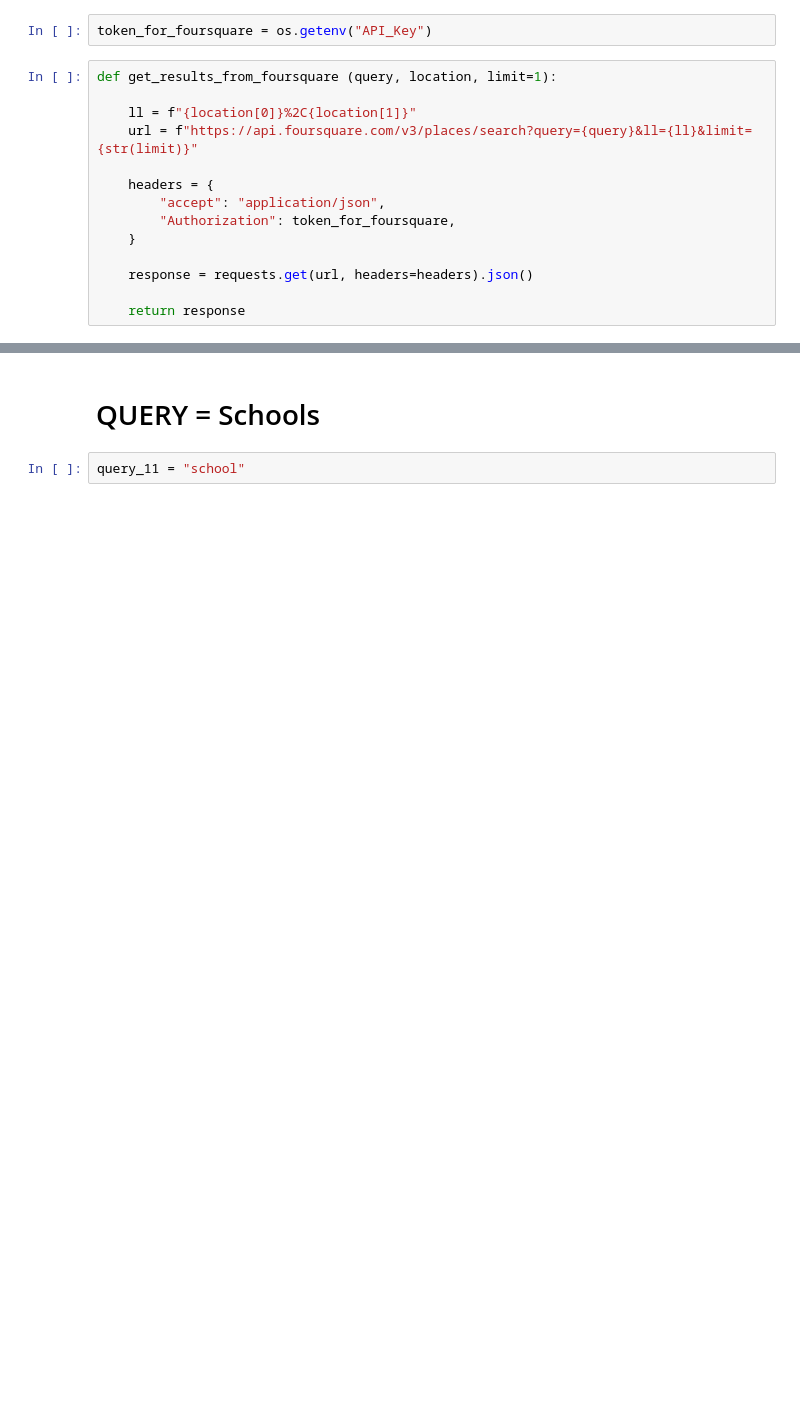
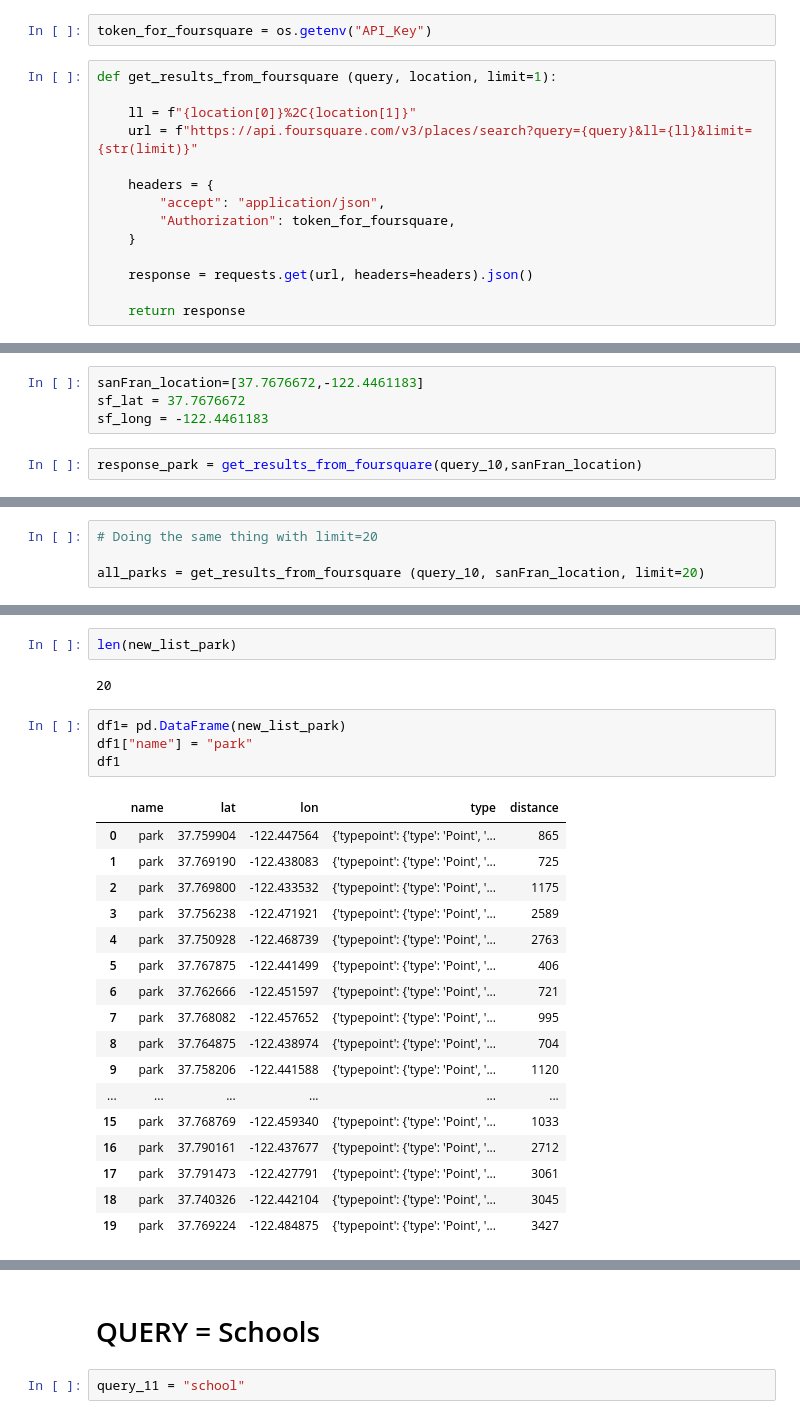
Before and after one commit to jmedina237/project3_GEO, a Jupyter notebook: project3_JOAQUIN.ipynb, the cells around one changed output, grey strips where cells are left out. Saved outputs shown, nothing was run; the diff lists cells and outputs as text; blank space fills up the shorter version.

```diff
--- a/project3_JOAQUIN.ipynb
+++ b/project3_JOAQUIN.ipynb
@@ -323,0 +442,6 @@ new_list_park[:1]
+# %%
+sanFran_location=[37.7676672,-122.4461183]
+sf_lat = 37.7676672
+sf_long = -122.4461183
+# %%
+response_park = get_results_from_foursquare(query_10,sanFran_location)
@@ -323,0 +465,4 @@ new_list_park[:1]
+# %%
+# Doing the same thing with limit=20
+
+all_parks = get_results_from_foursquare (query_10, sanFran_location, limit=20)
@@ -323,0 +494,26 @@ new_list_park[:1]
+# %%
+len(new_list_park)
+# %% [output]
+20
+# %%
+df1= pd.DataFrame(new_list_park)
+df1["name"] = "park"
+df1
+# %% [output]
+|  | name | lat | lon | type | distance |
+| 0 | park | 37.759904 | -122.447564 | {'typepoint': {'type': 'Point', '... | 865 |
+| 1 | park | 37.769190 | -122.438083 | {'typepoint': {'type': 'Point', '... | 725 |
+| 2 | park | 37.769800 | -122.433532 | {'typepoint': {'type': 'Point', '... | 1175 |
+| 3 | park | 37.756238 | -122.471921 | {'typepoint': {'type': 'Point', '... | 2589 |
+| 4 | park | 37.750928 | -122.468739 | {'typepoint': {'type': 'Point', '... | 2763 |
+| 5 | park | 37.767875 | -122.441499 | {'typepoint': {'type': 'Point', '... | 406 |
+| 6 | park | 37.762666 | -122.451597 | {'typepoint': {'type': 'Point', '... | 721 |
+| 7 | park | 37.768082 | -122.457652 | {'typepoint': {'type': 'Point', '... | 995 |
+| 8 | park | 37.764875 | -122.438974 | {'typepoint': {'type': 'Point', '... | 704 |
+| 9 | park | 37.758206 | -122.441588 | {'typepoint': {'type': 'Point', '... | 1120 |
+| ... | ... | ... | ... | ... | ... |
+| 15 | park | 37.768769 | -122.459340 | {'typepoint': {'type': 'Point', '... | 1033 |
+| 16 | park | 37.790161 | -122.437677 | {'typepoint': {'type': 'Point', '... | 2712 |
+| 17 | park | 37.791473 | -122.427791 | {'typepoint': {'type': 'Point', '... | 3061 |
+| 18 | park | 37.740326 | -122.442104 | {'typepoint': {'type': 'Point', '... | 3045 |
+| 19 | park | 37.769224 | -122.484875 | {'typepoint': {'type': 'Point', '... | 3427 |
```
Also changed, not shown: parts of 114 cells of this notebook.
